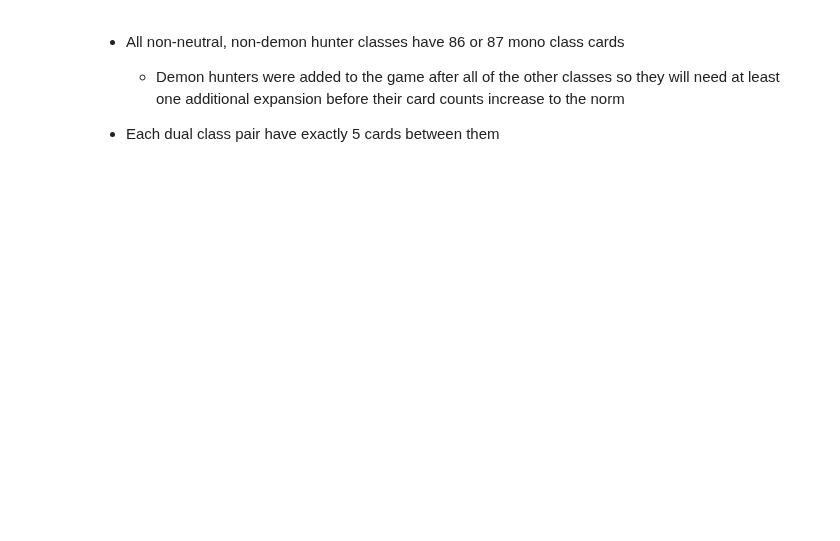
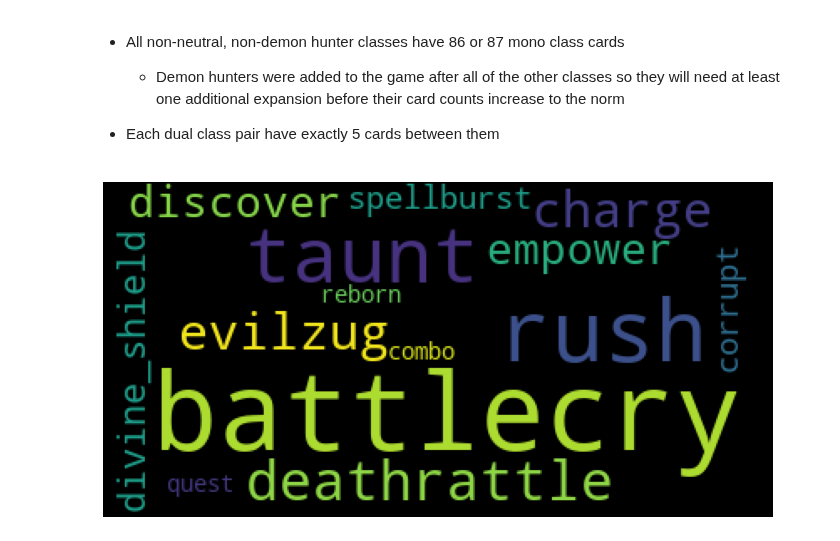
Before and after one commit to SamuelD-Data/hearthstone_project, a Jupyter notebook: hearthstone_project_notebook.ipynb, the cells around one changed output. Cells and saved outputs as stored; diff of their text form; code cells hidden in the pictures; blank space fills up the shorter version.

Commit message:
fixed issue with imports, created first iteration of wordcloud for keywords

```diff
--- a/hearthstone_project_notebook.ipynb
+++ b/hearthstone_project_notebook.ipynb
@@ -1237,0 +1315,10 @@ df.allkws.value_counts()
+# %%
+text = warrior_cards['allkws'].values
+# %%
+wordcloud = WordCloud().generate(str(text))
+
+plt.imshow(wordcloud)
+plt.axis("off")
+plt.show()
+# %% [output]
+[figure, added]
```
Also changed, not shown: parts of 24 cells of this notebook, 1 other file.
